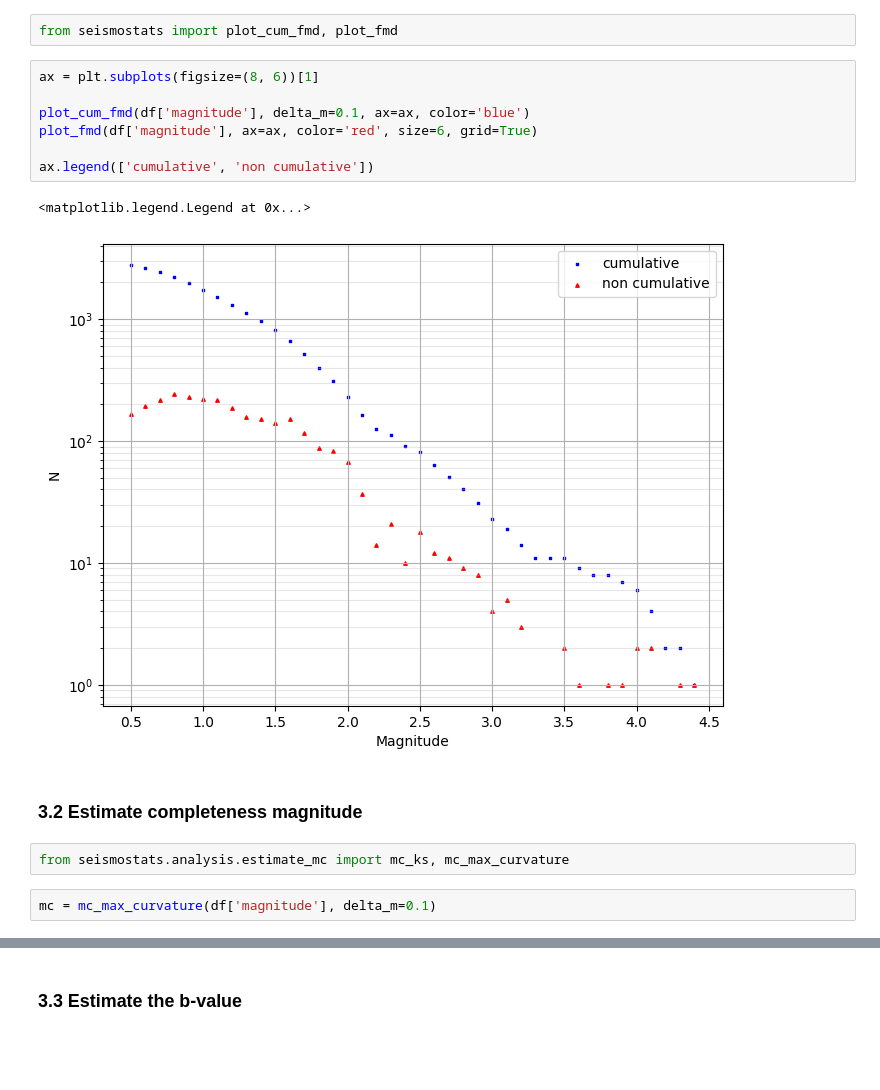
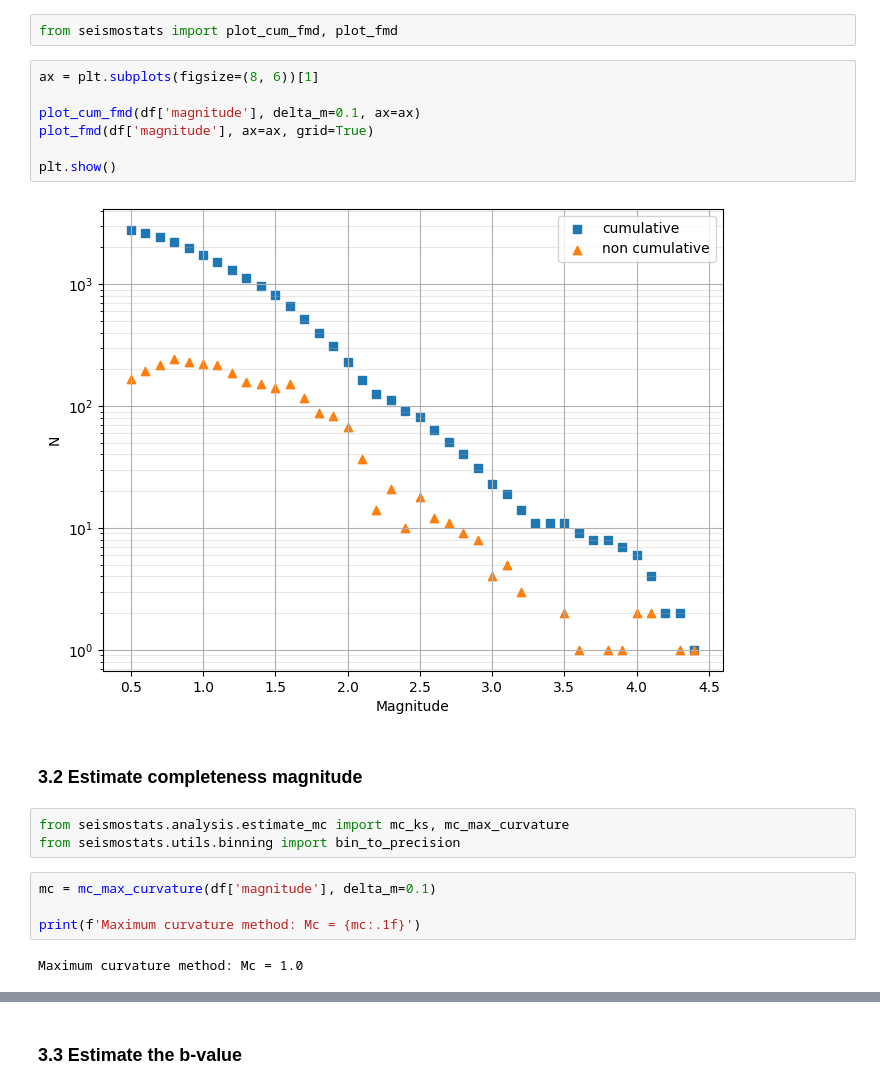
Before and after one commit to swiss-seismological-service/SeismoStats, a Jupyter notebook: notebooks/manual.ipynb, the cells around one changed output, grey strips where cells are left out. Cells and saved outputs as stored; diff of their text form; blank space fills up the shorter version.

```diff
--- a/manual.ipynb
+++ b/notebooks/manual.ipynb
@@ -155,17 +155,21 @@ from seismostats import plot_cum_fmd, plot_fmd
 # %%
 ax = plt.subplots(figsize=(8, 6))[1]
 
-plot_cum_fmd(df['magnitude'], delta_m=0.1, ax=ax, color='blue')
-plot_fmd(df['magnitude'], ax=ax, color='red', size=6, grid=True)
+plot_cum_fmd(df['magnitude'], delta_m=0.1, ax=ax)
+plot_fmd(df['magnitude'], ax=ax, grid=True)
 
-ax.legend(['cumulative', 'non cumulative'])
+plt.show()
 # %% [output]
-<matplotlib.legend.Legend at 0x...>
-[figure, old version]
+[figure, new version]
 # %% [markdown]
 ### 3.2 Estimate completeness magnitude
 # %%
 from seismostats.analysis.estimate_mc import mc_ks, mc_max_curvature
+from seismostats.utils.binning import bin_to_precision
 # %%
 mc = mc_max_curvature(df['magnitude'], delta_m=0.1)
+
+print(f'Maximum curvature method: Mc = {mc:.1f}')
+# %% [output]
+Maximum curvature method: Mc = 1.0
 # %%
```
Also changed, not shown: parts of 7 cells of this notebook, 1 other file.
